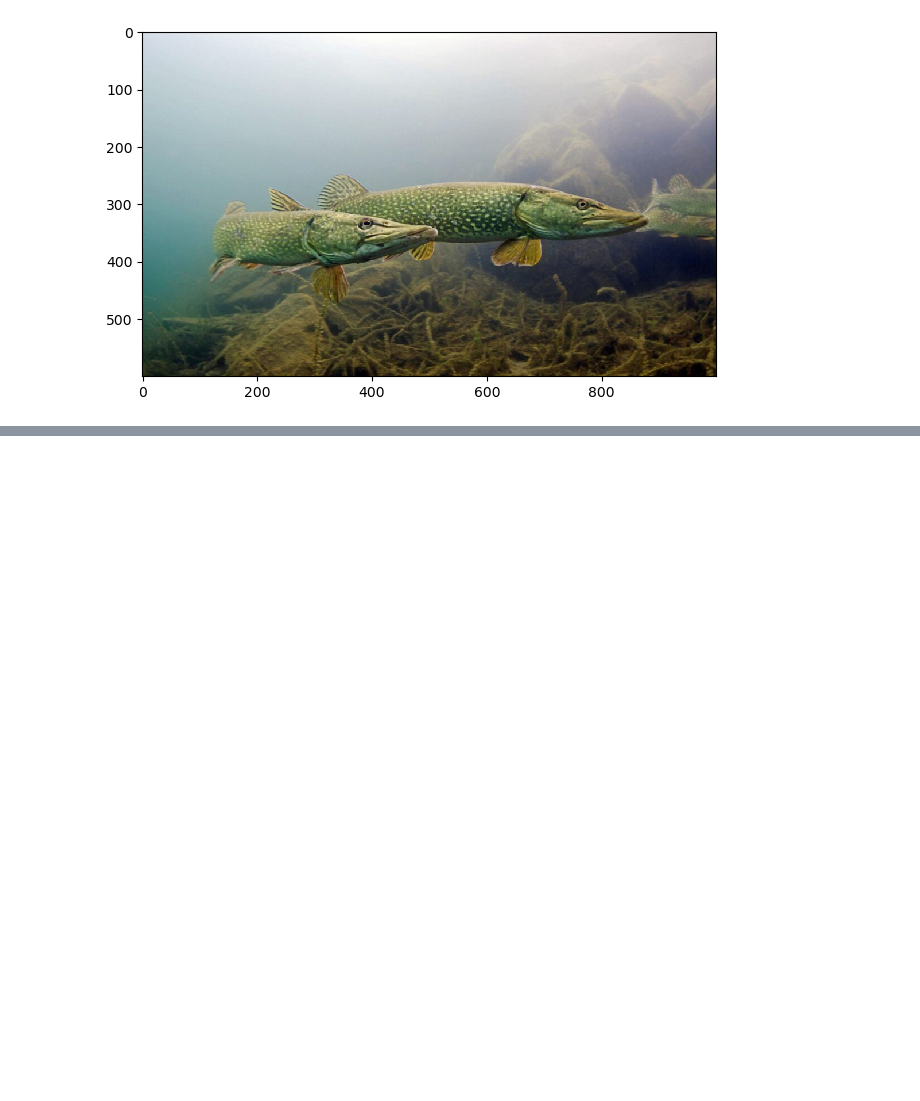
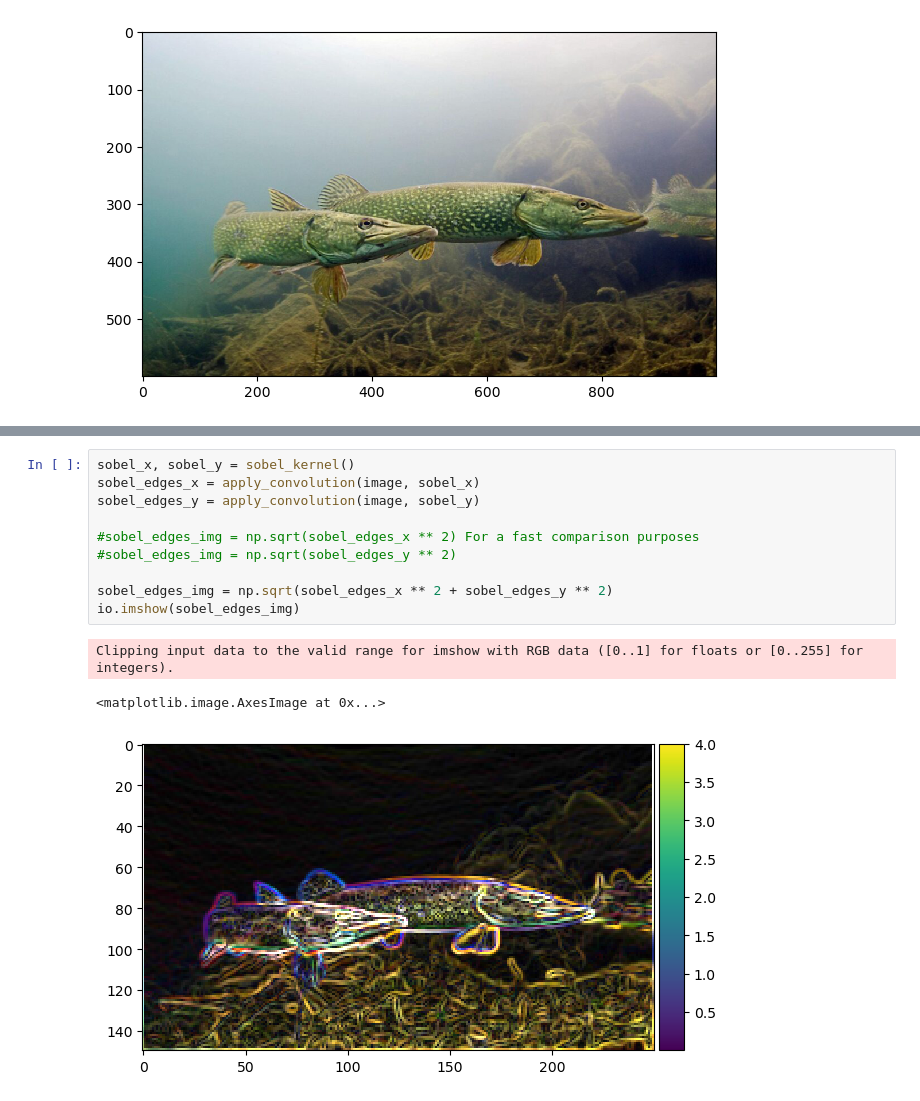
Before and after one commit to hjjakubowski/SIOC_LAB, a Jupyter notebook: Lab 3/blur_sharpen_edges.ipynb, the cells around one changed output, grey strips where cells are left out. Saved outputs shown, nothing was run; the diff lists cells and outputs as text; blank space fills up the shorter version.

```diff
--- a/Lab 3/blur_sharpen_edges.ipynb
+++ b/Lab 3/blur_sharpen_edges.ipynb
@@ -67,0 +63,14 @@ Clipping input data to the valid range for imshow with RGB data ([0..1] for floa
+# %%
+sobel_x, sobel_y = sobel_kernel()
+sobel_edges_x = apply_convolution(image, sobel_x)
+sobel_edges_y = apply_convolution(image, sobel_y)
+
+#sobel_edges_img = np.sqrt(sobel_edges_x ** 2) For a fast comparison purposes
+#sobel_edges_img = np.sqrt(sobel_edges_y ** 2)
+
+sobel_edges_img = np.sqrt(sobel_edges_x ** 2 + sobel_edges_y ** 2)
+io.imshow(sobel_edges_img)
+# %% [output]
+Clipping input data to the valid range for imshow with RGB data ([0..1] for floats or [0..255] for integers).
+<matplotlib.image.AxesImage at 0x...>
+[figure, added]
```
Also changed, not shown: parts of 12 cells of this notebook, 7 other files.
